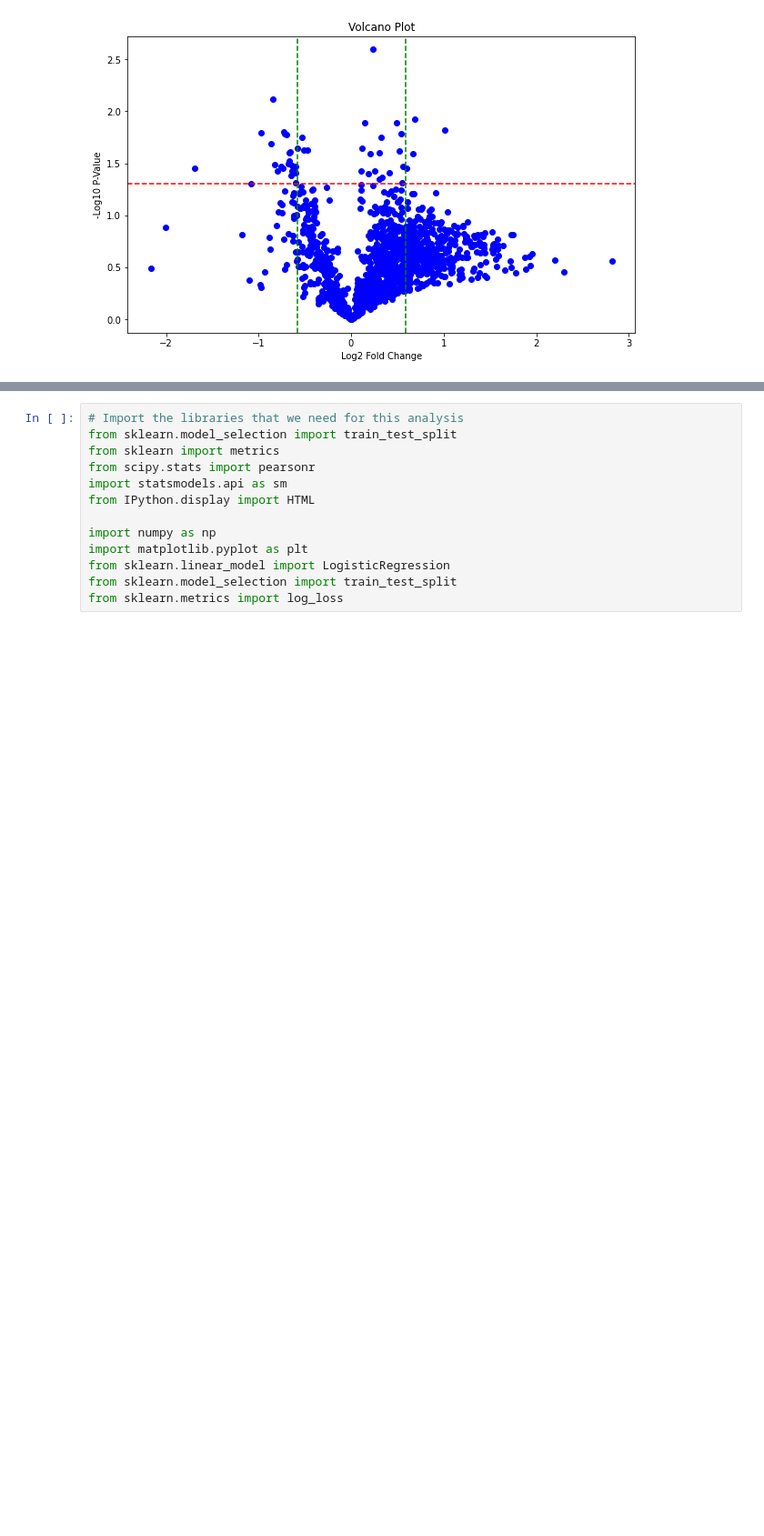
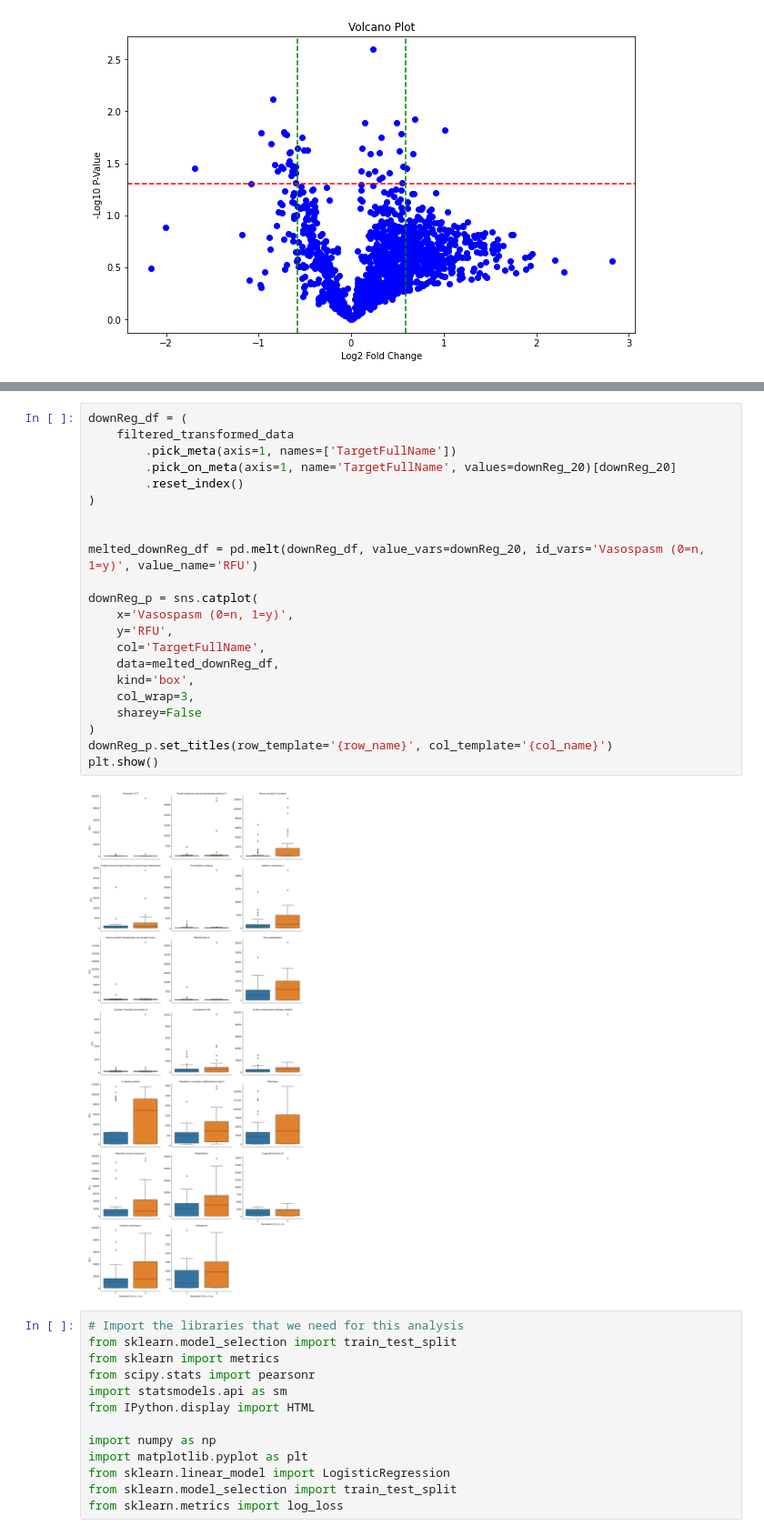
Before and after one commit to knewman55/SAHProject, a Jupyter notebook: SAHData.ipynb, the cells around one changed output, grey strips where cells are left out. Shown at 91% size. Cells and saved outputs as stored; diff of their text form; blank space fills up the shorter version.

```diff
--- a/SAHData.ipynb
+++ b/SAHData.ipynb
@@ -496,3 +497,27 @@ plt.show()
+# %%
+downReg_df = (
+    filtered_transformed_data
+        .pick_meta(axis=1, names=['TargetFullName'])
+        .pick_on_meta(axis=1, name='TargetFullName', values=downReg_20)[downReg_20]
+        .reset_index()
+)
+
+
+melted_downReg_df = pd.melt(downReg_df, value_vars=downReg_20, id_vars='Vasospasm (0=n, 1=y)', value_name='RFU')
+
+downReg_p = sns.catplot(
+    x='Vasospasm (0=n, 1=y)',
+    y='RFU',
+    col='TargetFullName',
+    data=melted_downReg_df,
+    kind='box',
+    col_wrap=3,
+    sharey=False
+)
+downReg_p.set_titles(row_template='{row_name}', col_template='{col_name}')
+plt.show()
+# %% [output]
+[figure, added]
 # %%
 # Import the libraries that we need for this analysis
 from sklearn.model_selection import train_test_split
```
Also changed, not shown: parts of 10 cells of this notebook.
